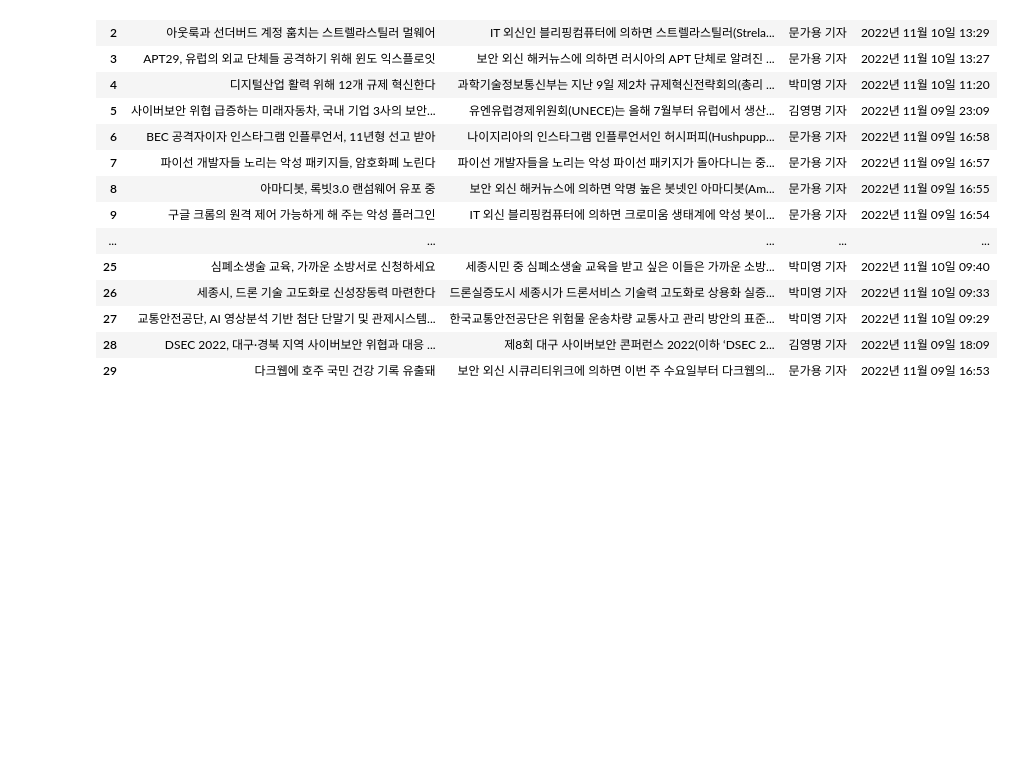
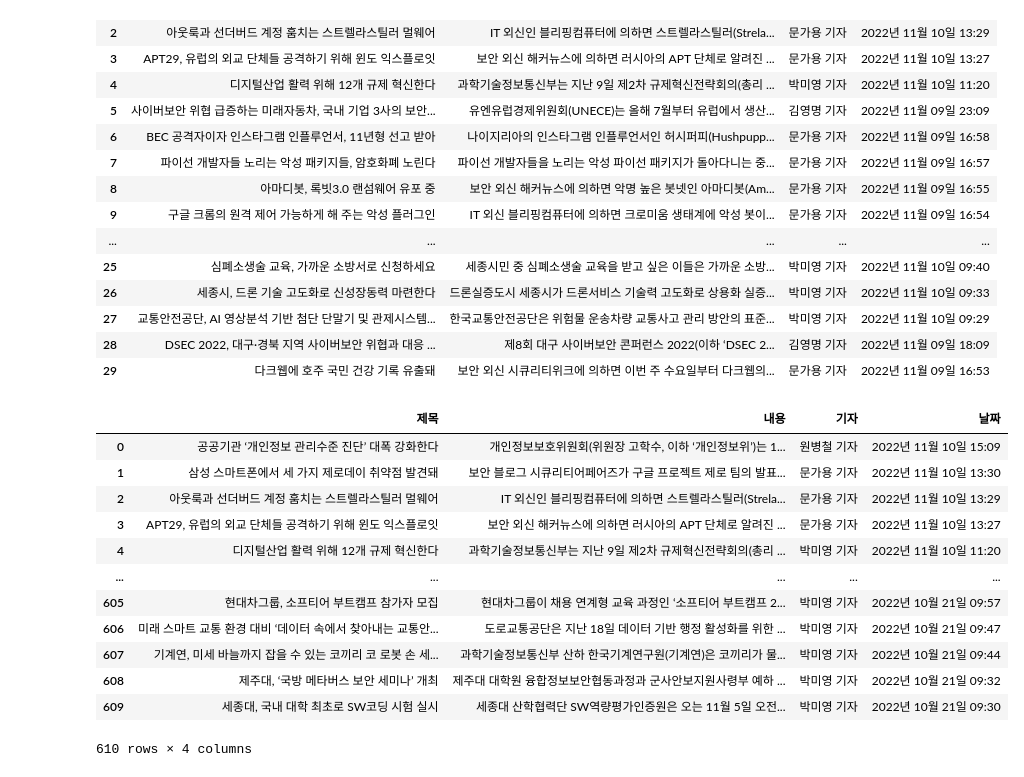
Before and after one commit to kshhhhh91/Data-Analysis-Basic-Practice, a Jupyter notebook: 크롤링.ipynb, the cells around one changed output. Drawn from its saved outputs; the diff is of its cells as text; code cells hidden in the pictures; blank space fills up the shorter version.

```diff
--- a/크롤링.ipynb
+++ b/크롤링.ipynb
@@ -216,3 +216,38 @@ df1
 | 27 | 교통안전공단, AI 영상분석 기반 첨단 단말기 및 관제시스템... | 한국교통안전공단은 위험물 운송차량 교통사고 관리 방안의 표준... | 박미영 기자 | 2022년 11월 10일 09:29 |
 | 28 | DSEC 2022, 대구·경북 지역 사이버보안 위협과 대응 ... | 제8회 대구 사이버보안 콘퍼런스 2022(이하 ‘DSEC 2... | 김영명 기자 | 2022년 11월 09일 18:09 |
 | 29 | 다크웹에 호주 국민 건강 기록 유출돼 | 보안 외신 시큐리티위크에 의하면 이번 주 수요일부터 다크웹의... | 문가용 기자 | 2022년 11월 09일 16:53 |
+# %%
+title = []
+content = []
+writer = []
+date = []
+
+for i in range(1,31):
+    url = 'http://www.boannews.com/media/t_list.asp?Page=' + str(i)
+    request = Request(url)
+    response = urlopen(request)
+    html = response.read()
+    soup = BeautifulSoup(html, 'html.parser')   # 함수로 묶어도 됨
+
+    for j in soup.select('#news_area > .news_list'):
+        title.append(j('span')[0].text)
+        content.append(j('a')[1].text)
+        writer.append(j('span')[1].text.split(" | ")[0])
+        date.append(j('span')[1].text.split(" | ")[1])
+
+df2 = pd.DataFrame(list(zip(title,content,writer,date)), columns=['제목','내용','기자','날짜'])
+df2
+# %% [output]
+|  | 제목 | 내용 | 기자 | 날짜 |
+| 0 | 공공기관 ‘개인정보 관리수준 진단’ 대폭 강화한다 | 개인정보보호위원회(위원장 고학수, 이하 ‘개인정보위’)는 1... | 원병철 기자 | 2022년 11월 10일 15:09 |
+| 1 | 삼성 스마트폰에서 세 가지 제로데이 취약점 발견돼 | 보안 블로그 시큐리티어페어즈가 구글 프로젝트 제로 팀의 발표... | 문가용 기자 | 2022년 11월 10일 13:30 |
+| 2 | 아웃룩과 선더버드 계정 훔치는 스트렐라스틸러 멀웨어 | IT 외신인 블리핑컴퓨터에 의하면 스트렐라스틸러(Strela... | 문가용 기자 | 2022년 11월 10일 13:29 |
+| 3 | APT29, 유럽의 외교 단체들 공격하기 위해 윈도 익스플로잇 | 보안 외신 해커뉴스에 의하면 러시아의 APT 단체로 알려진 ... | 문가용 기자 | 2022년 11월 10일 13:27 |
+| 4 | 디지털산업 활력 위해 12개 규제 혁신한다 | 과학기술정보통신부는 지난 9일 제2차 규제혁신전략회의(총리 ... | 박미영 기자 | 2022년 11월 10일 11:20 |
+| ... | ... | ... | ... | ... |
+| 605 | 현대차그룹, 소프티어 부트캠프 참가자 모집 | 현대차그룹이 채용 연계형 교육 과정인 ‘소프티어 부트캠프 2... | 박미영 기자 | 2022년 10월 21일 09:57 |
+| 606 | 미래 스마트 교통 환경 대비 ‘데이터 속에서 찾아내는 교통안... | 도로교통공단은 지난 18일 데이터 기반 행정 활성화를 위한 ... | 박미영 기자 | 2022년 10월 21일 09:47 |
+| 607 | 기계연, 미세 바늘까지 잡을 수 있는 코끼리 코 로봇 손 세... | 과학기술정보통신부 산하 한국기계연구원(기계연)은 코끼리가 물... | 박미영 기자 | 2022년 10월 21일 09:44 |
+| 608 | 제주대, ‘국방 메타버스 보안 세미나’ 개최 | 제주대 대학원 융합정보보안협동과정과 군사안보지원사령부 예하 ... | 박미영 기자 | 2022년 10월 21일 09:32 |
+| 609 | 세종대, 국내 대학 최초로 SW코딩 시험 실시 | 세종대 산학협력단 SW역량평가인증원은 오는 11월 5일 오전... | 박미영 기자 | 2022년 10월 21일 09:30 |
+610 rows × 4 columns
```
Also changed, not shown: parts of 1 cell of this notebook, 2 other files.
